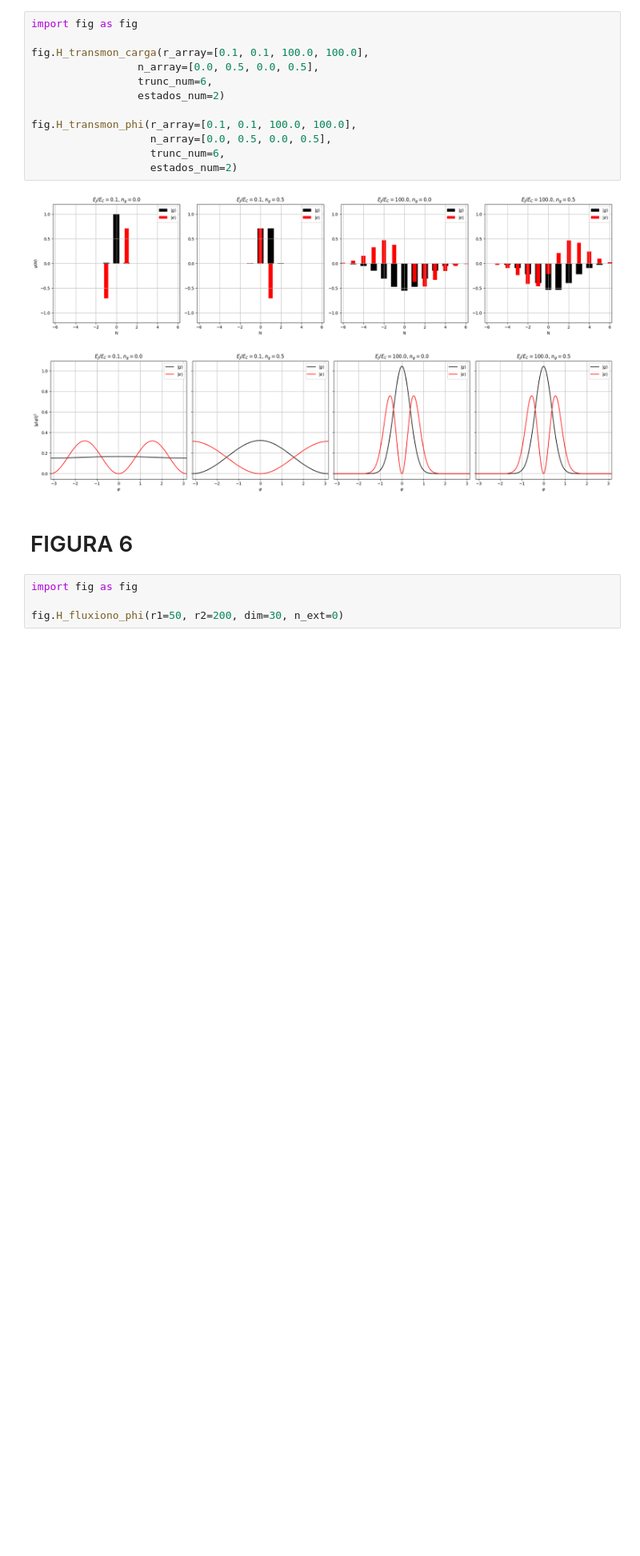
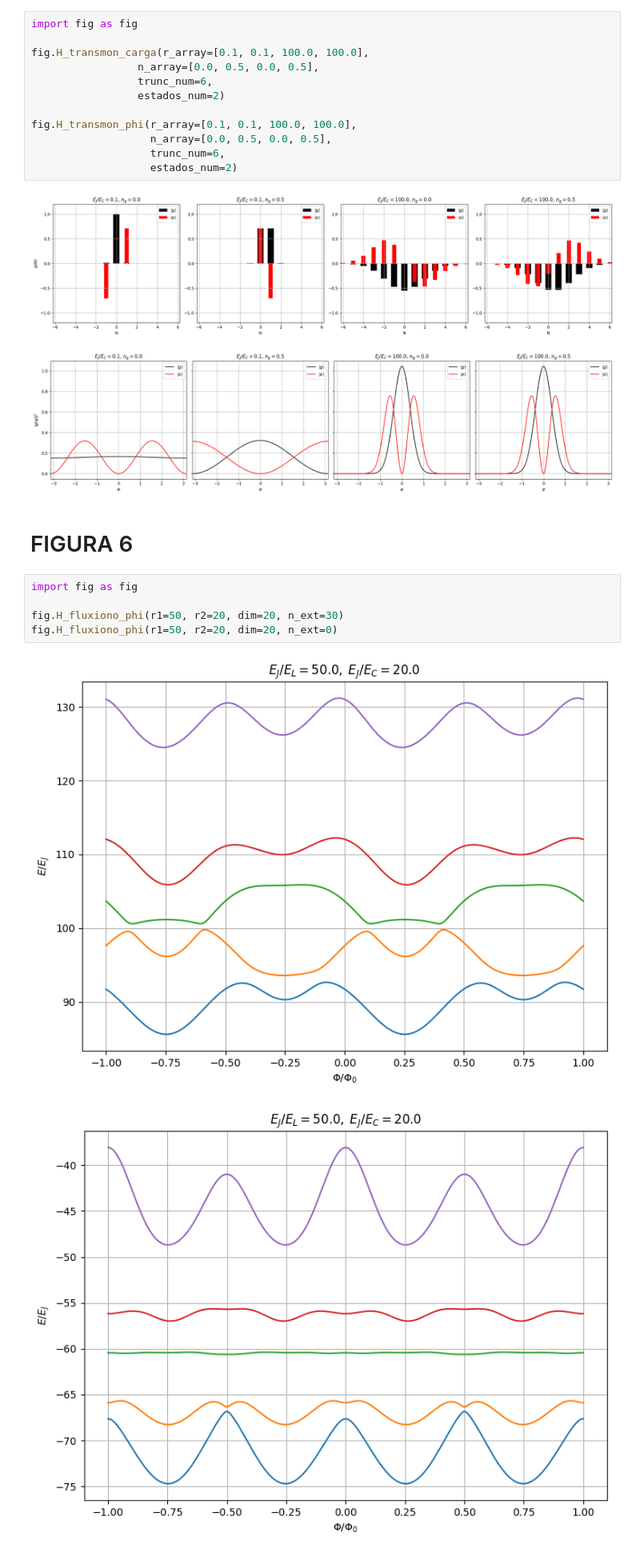
Before and after one commit to Alvaro-SVR/g_b, a Jupyter notebook: f5/registro.ipynb, the cells around one changed output. Shown at 80% size. Saved outputs shown, nothing was run; the diff lists cells and outputs as text; blank space fills up the shorter version.

```diff
--- a/f5/registro.ipynb
+++ b/f5/registro.ipynb
@@ -88,4 +88,8 @@ fig.H_transmon_phi(r_array=[0.1, 0.1, 100.0, 100.0],
 # %%
 import fig as fig
 
-fig.H_fluxiono_phi(r1=50, r2=200, dim=30, n_ext=0)
+fig.H_fluxiono_phi(r1=50, r2=20, dim=20, n_ext=30)
+fig.H_fluxiono_phi(r1=50, r2=20, dim=20, n_ext=0)
+# %% [output]
+[figure, added]
+[figure, added]
```
